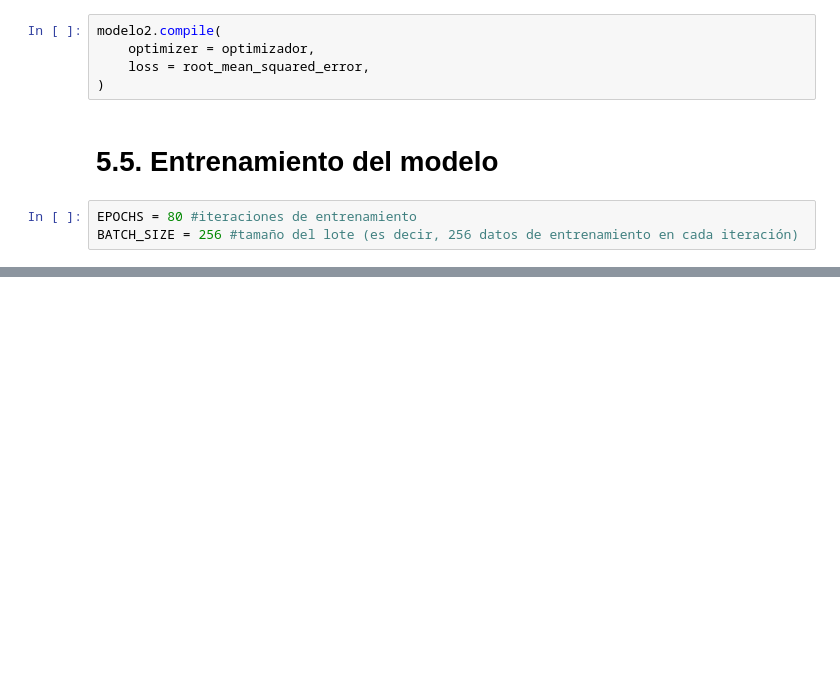
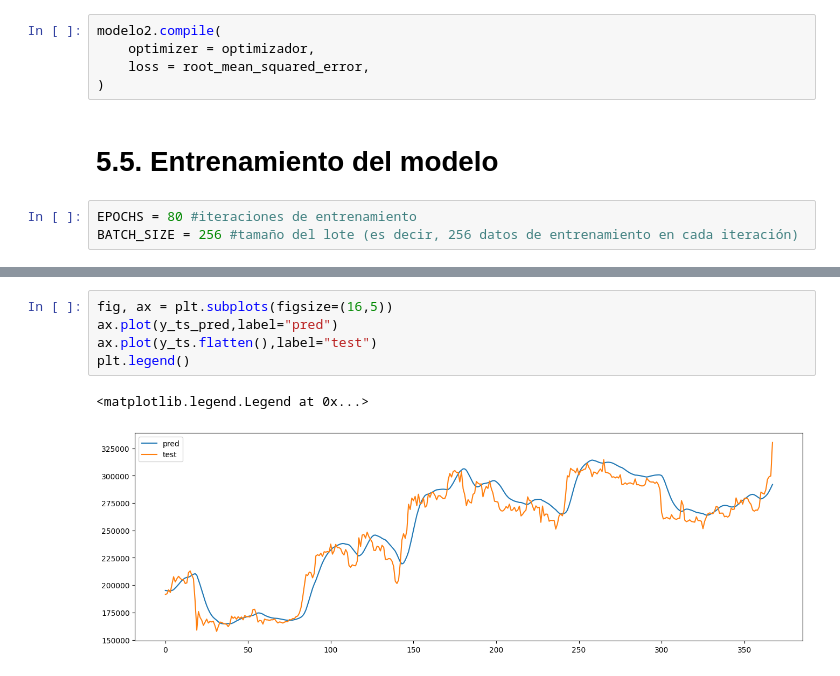
Before and after one commit to hernanifran/SerieT2, a Jupyter notebook: TP2.BTC.ipynb, the cells around one changed output, grey strips where cells are left out. Drawn from its saved outputs; the diff is of its cells as text; blank space fills up the shorter version.

```diff
--- a/TP2.BTC.ipynb
+++ b/TP2.BTC.ipynb
@@ -540,0 +589,8 @@ Epoch 9/80
+# %%
+fig, ax = plt.subplots(figsize=(16,5))
+ax.plot(y_ts_pred,label="pred")
+ax.plot(y_ts.flatten(),label="test")
+plt.legend()
+# %% [output]
+<matplotlib.legend.Legend at 0x...>
+[figure, added]
```
Also changed, not shown: parts of 10 cells of this notebook.
